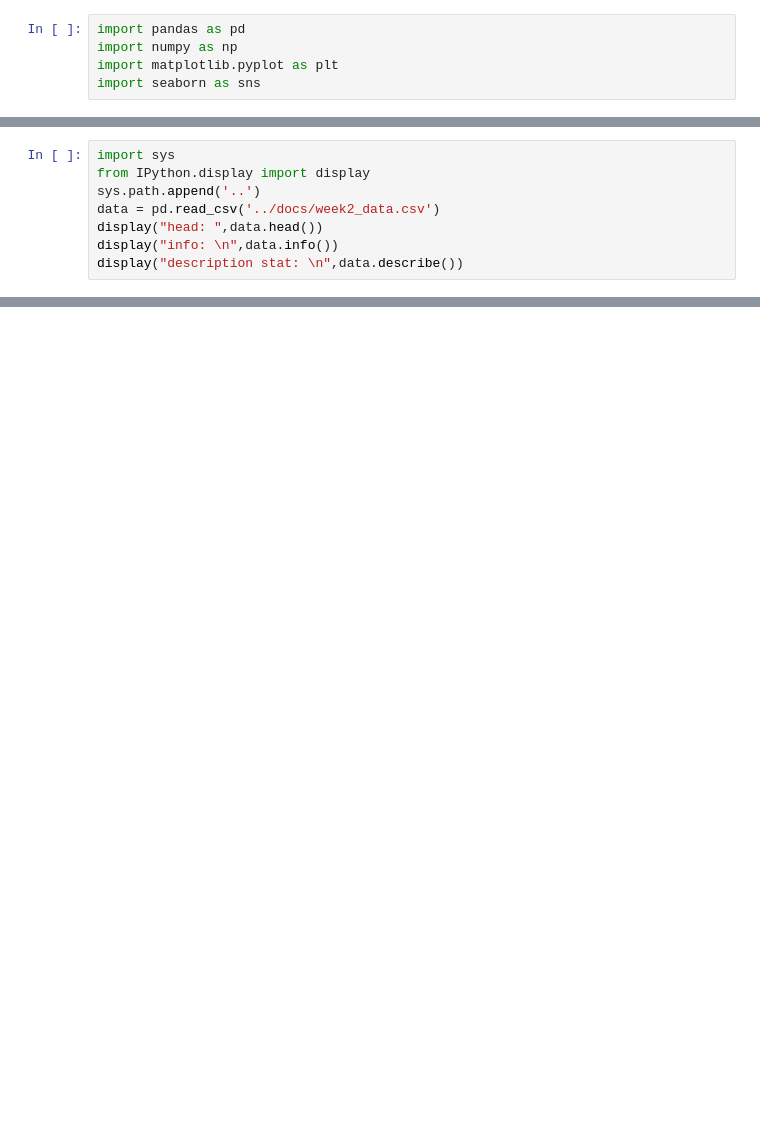
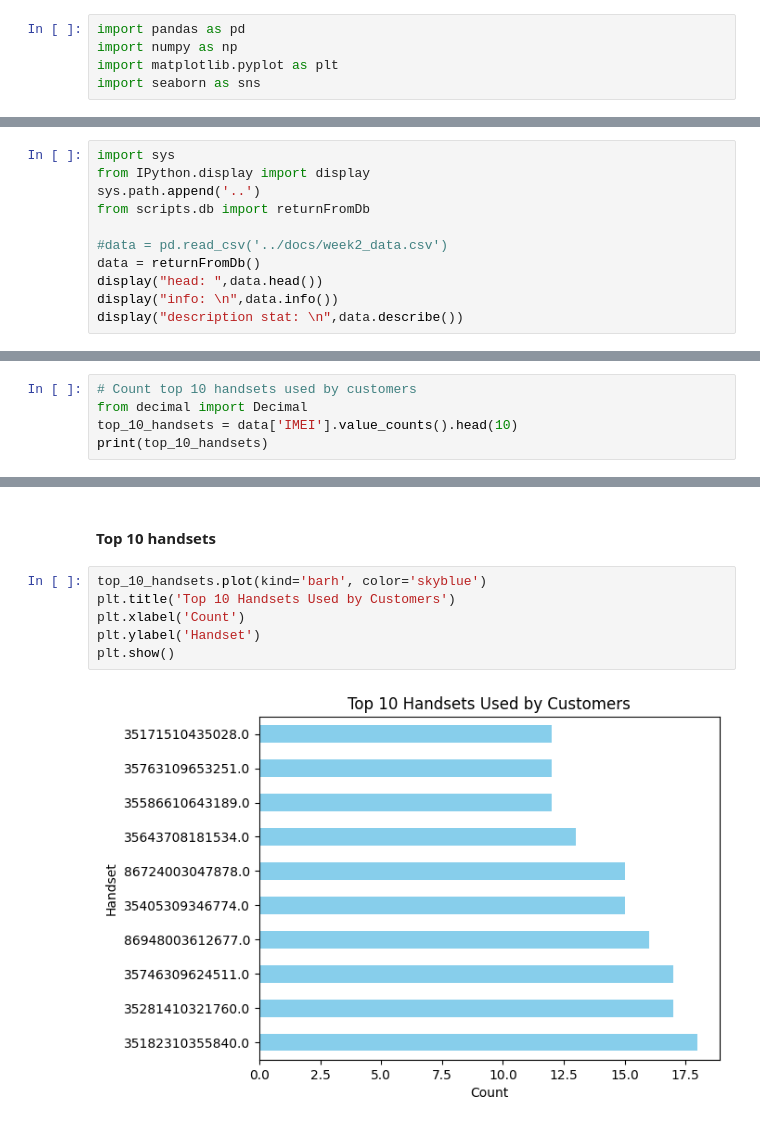
Before and after one commit to amannnnnyyyy/Telecommunication-Analysis-TellCo-, a Jupyter notebook: notebooks/telecom.ipynb, the cells around one changed output, grey strips where cells are left out. Cells and saved outputs as stored; diff of their text form; blank space fills up the shorter version.

Commit message:
prepare data

```diff
--- a/notebooks/telecom.ipynb
+++ b/notebooks/telecom.ipynb
@@ -7,7 +9,10 @@ import seaborn as sns
 import sys
 from IPython.display import display
 sys.path.append('..')
-data = pd.read_csv('../docs/week2_data.csv')
+from scripts.db import returnFromDb
+
+#data = pd.read_csv('../docs/week2_data.csv')
+data = returnFromDb()
 display("head: ",data.head())
 display("info: \n",data.info())
 display("description stat: \n",data.describe())
@@ -58,0 +78,5 @@ max        7.833131e+07      9.029696e+08
+# %%
+# Count top 10 handsets used by customers
+from decimal import Decimal
+top_10_handsets = data['IMEI'].value_counts().head(10)
+print(top_10_handsets)
@@ -58,0 +96,10 @@ max        7.833131e+07      9.029696e+08
+# %% [markdown]
+#### Top 10 handsets
+# %%
+top_10_handsets.plot(kind='barh', color='skyblue')
+plt.title('Top 10 Handsets Used by Customers')
+plt.xlabel('Count')
+plt.ylabel('Handset')
+plt.show()
+# %% [output]
+[figure, added]
```
Also changed, not shown: parts of 6 cells of this notebook, 2 other files.
